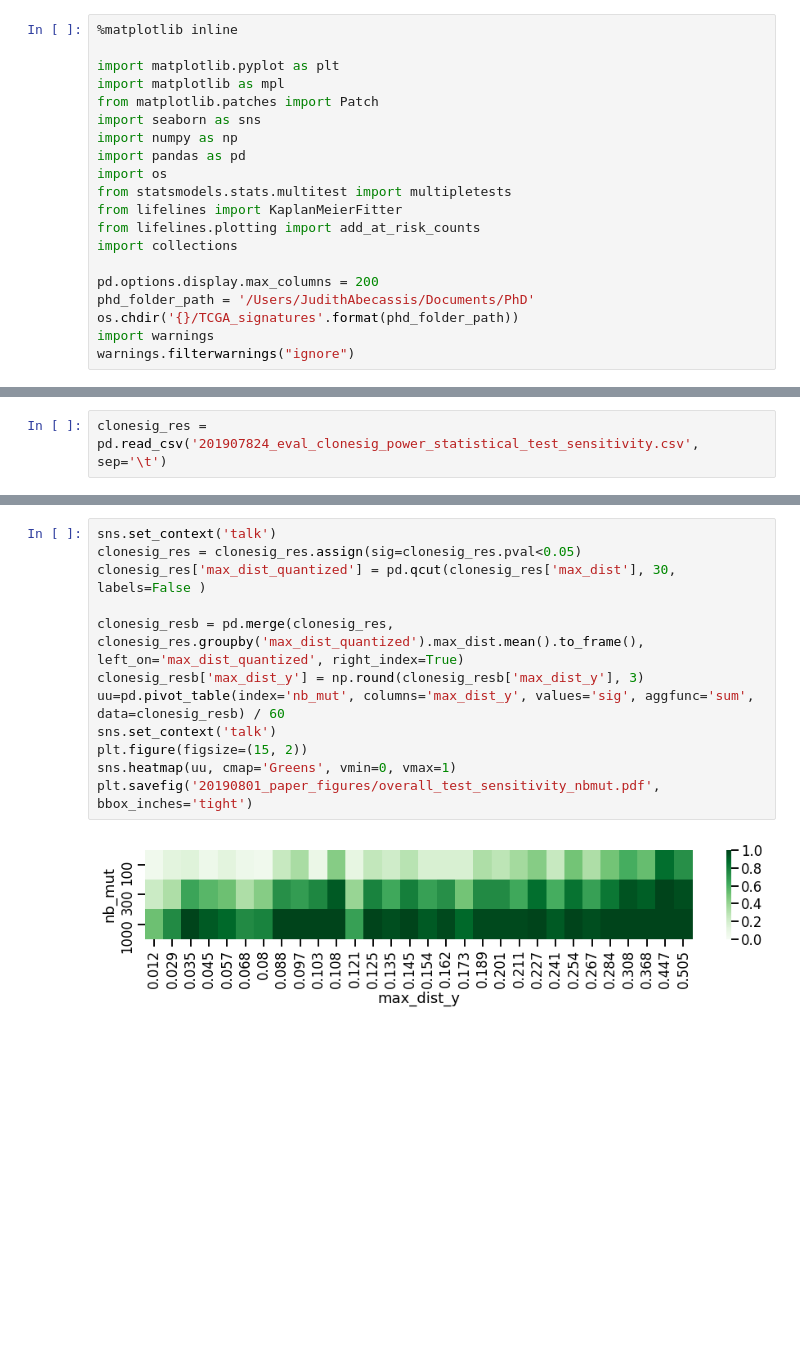
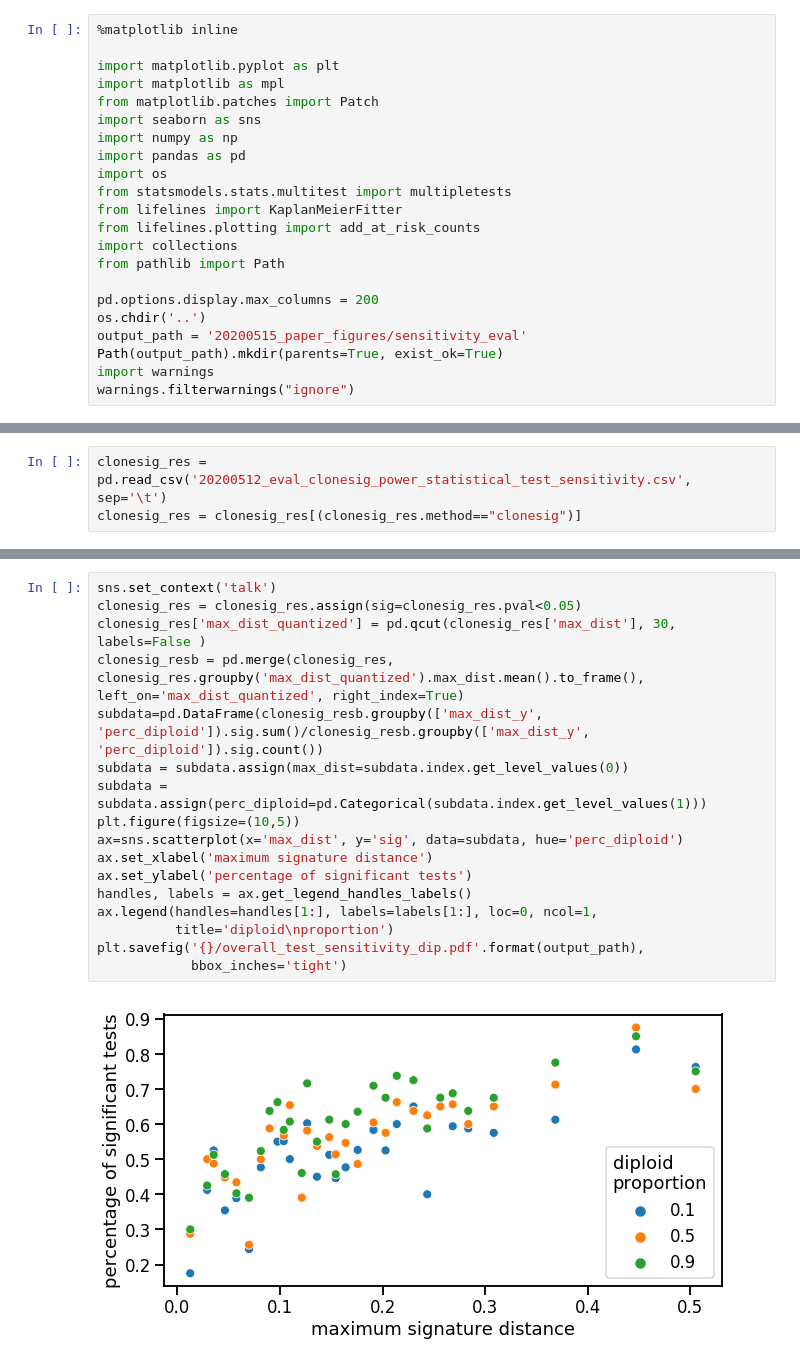
Before and after one commit to judithabk6/Clonesig_analysis, a Jupyter notebook: paper_notebooks/sensitivity_eval_test.ipynb, the cells around one changed output, grey strips where cells are left out. Drawn from its saved outputs; the diff is of its cells as text; blank space fills up the shorter version.

Commit message:
update code clonesig review

```diff
--- a/paper_notebooks/sensitivity_eval_test.ipynb
+++ b/paper_notebooks/sensitivity_eval_test.ipynb
@@ -15,10 +15,12 @@ from statsmodels.stats.multitest import multipletests
 from lifelines import KaplanMeierFitter
 from lifelines.plotting import add_at_risk_counts
 import collections
+from pathlib import Path
 
 pd.options.display.max_columns = 200
-phd_folder_path = '/Users/JudithAbecassis/Documents/PhD'
-os.chdir('{}/TCGA_signatures'.format(phd_folder_path))
+os.chdir('..')
+output_path = '20200515_paper_figures/sensitivity_eval'
+Path(output_path).mkdir(parents=True, exist_ok=True)
 import warnings
 warnings.filterwarnings("ignore")
 # %%
@@ -40,7 +42,8 @@ $( document ).ready(code_toggle);
 # %% [output]
 [interactive output not drawn]
 # %%
-clonesig_res = pd.read_csv('201907824_eval_clonesig_power_statistical_test_sensitivity.csv', sep='\t')
+clonesig_res = pd.read_csv('20200512_eval_clonesig_power_statistical_test_sensitivity.csv', sep='\t')
+clonesig_res = clonesig_res[(clonesig_res.method=="clonesig")]
 # %%
 sns.set_context('talk')
 clonesig_res = clonesig_res.assign(sig=clonesig_res.pval<0.05)
@@ -102,17 +122,22 @@ plt.xticks(rotation=70, ha='center')
 # %%
 sns.set_context('talk')
 clonesig_res = clonesig_res.assign(sig=clonesig_res.pval<0.05)
 clonesig_res['max_dist_quantized'] = pd.qcut(clonesig_res['max_dist'], 30, labels=False )
-
 clonesig_resb = pd.merge(clonesig_res, clonesig_res.groupby('max_dist_quantized').max_dist.mean().to_frame(), left_on='max_dist_quantized', right_index=True)
-clonesig_resb['max_dist_y'] = np.round(clonesig_resb['max_dist_y'], 3)
-uu=pd.pivot_table(index='nb_mut', columns='max_dist_y', values='sig', aggfunc='sum', data=clonesig_resb) / 60
-sns.set_context('talk')
-plt.figure(figsize=(15, 2))
-sns.heatmap(uu, cmap='Greens', vmin=0, vmax=1)
-plt.savefig('20190801_paper_figures/overall_test_sensitivity_nbmut.pdf', bbox_inches='tight')
+subdata=pd.DataFrame(clonesig_resb.groupby(['max_dist_y', 'perc_diploid']).sig.sum()/clonesig_resb.groupby(['max_dist_y', 'perc_diploid']).sig.count())
+subdata = subdata.assign(max_dist=subdata.index.get_level_values(0))
+subdata = subdata.assign(perc_diploid=pd.Categorical(subdata.index.get_level_values(1)))
+plt.figure(figsize=(10,5))
+ax=sns.scatterplot(x='max_dist', y='sig', data=subdata, hue='perc_diploid')
+ax.set_xlabel('maximum signature distance')
+ax.set_ylabel('percentage of significant tests')
+handles, labels = ax.get_legend_handles_labels()
+ax.legend(handles=handles[1:], labels=labels[1:], loc=0, ncol=1,
+          title='diploid\nproportion')
+plt.savefig('{}/overall_test_sensitivity_dip.pdf'.format(output_path),
+            bbox_inches='tight')
 # %% [output]
-[figure, old version]
+[figure, new version]
 # %%
 sns.set_context('talk')
 clonesig_res = clonesig_res.assign(sig=clonesig_res.pval<0.05)
```
Also changed, not shown: parts of 13 cells of this notebook, 57 other files.
